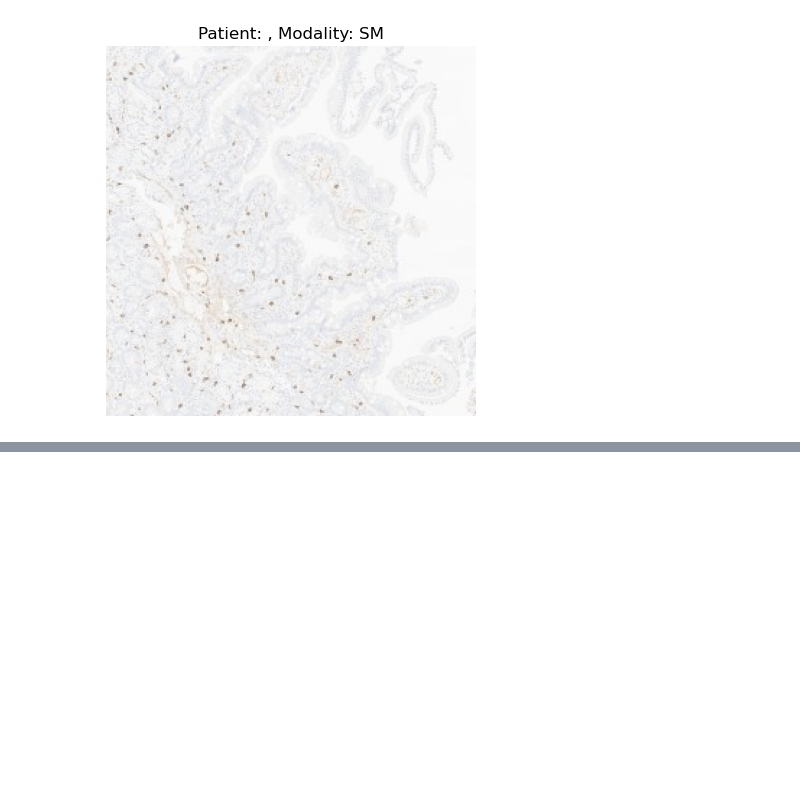
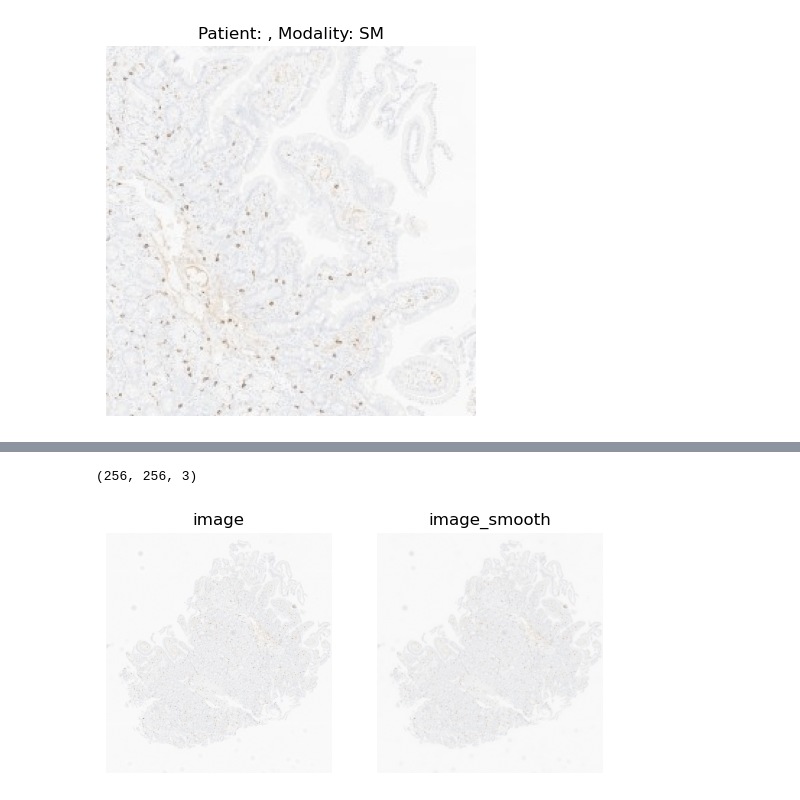
Before and after one commit to a-o-can/he_pathalogy, a Jupyter notebook: eda.ipynb, the cells around one changed output, grey strips where cells are left out. Saved outputs shown, nothing was run; the diff lists cells and outputs as text; code cells hidden in the pictures; blank space fills up the shorter version.

```diff
--- a/eda.ipynb
+++ b/eda.ipynb
@@ -88,0 +207,18 @@ plt.show()
+# %%
+test_tile = image[150]
+print(test_tile.shape)
+# %% [output]
+(256, 256, 3)
+# %%
+test_tile_cont = tmp[None,:,:,:]
+sq_imgCont = sq.im.ImageContainer(test_tile_cont, layer="image", mask=None, dims="channels_last")
+# smooth image
+sq.im.process(sq_imgCont, layer="image", method="smooth", sigma=1)
+
+# plot the result
+fig, axes = plt.subplots(1, 2)
+for layer, ax in zip(["image", "image_smooth"], axes):
+    sq_imgCont.show(layer, ax=ax)
+    ax.set_title(layer)
+# %% [output]
+[figure, added]
```
Also changed, not shown: parts of 13 cells of this notebook, 1 other file.
